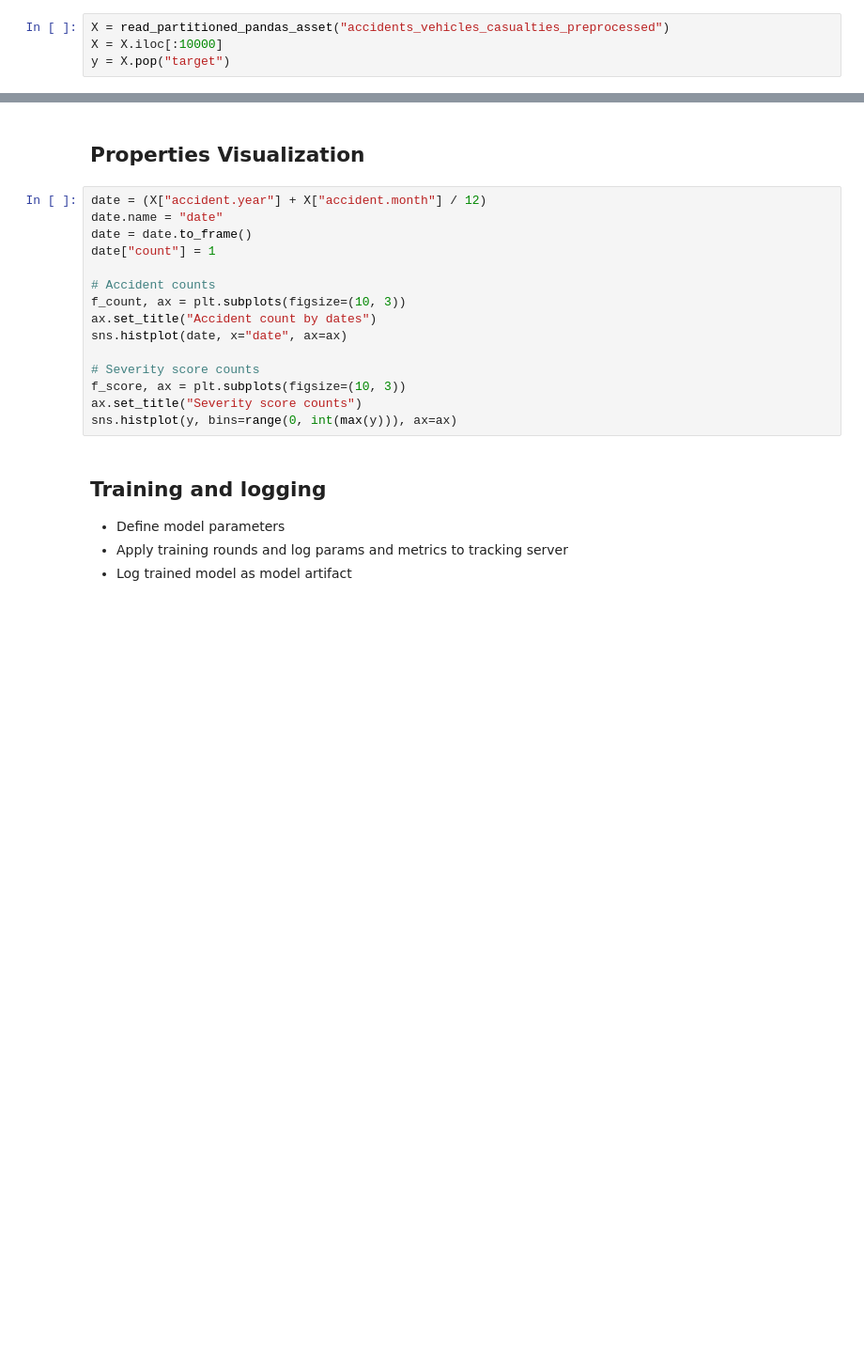
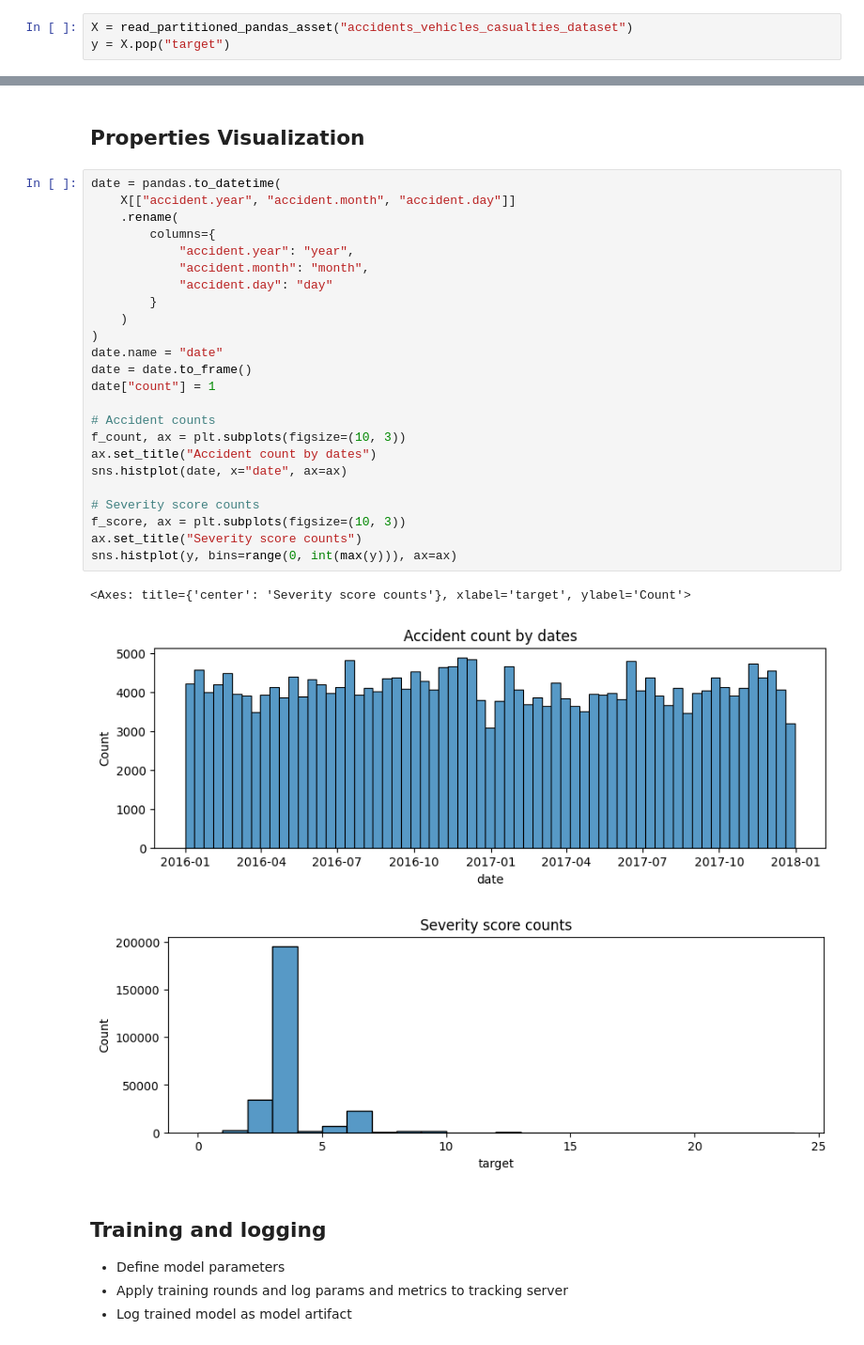
Before and after one commit to lerummi/accident-severity-forecast, a Jupyter notebook: notebooks/predictive-modeling.ipynb, the cells around one changed output, grey strips where cells are left out. Shown: that part at 94% size. Drawn from its saved outputs; the diff is of its cells as text; blank space fills up the shorter version.

```diff
--- a/notebooks/predictive-modeling.ipynb
+++ b/notebooks/predictive-modeling.ipynb
@@ -85,6 +39,5 @@ from catboost import CatBoostRegressor, Pool
 set_config(transform_output="pandas")
 assets_dir = Path(os.environ["DATA_DIR"]) / "assets"
 # %%
-X = read_partitioned_pandas_asset("accidents_vehicles_casualties_preprocessed")
-X = X.iloc[:10000]
+X = read_partitioned_pandas_asset("accidents_vehicles_casualties_dataset")
 y = X.pop("target")
@@ -91,20 +46,33 @@ y = X.pop("target")
 # %% [markdown]
 ## Properties Visualization
 # %%
-date = (X["accident.year"] + X["accident.month"] / 12)
+date = pandas.to_datetime(
+    X[["accident.year", "accident.month", "accident.day"]]
+    .rename(
+        columns={
+            "accident.year": "year",
+            "accident.month": "month",
+            "accident.day": "day"
+        }
+    )
+)
 date.name = "date"
 date = date.to_frame()
 date["count"] = 1
 
 # Accident counts
 f_count, ax = plt.subplots(figsize=(10, 3))
 ax.set_title("Accident count by dates")
 sns.histplot(date, x="date", ax=ax)
 
 # Severity score counts
 f_score, ax = plt.subplots(figsize=(10, 3))
 ax.set_title("Severity score counts")
 sns.histplot(y, bins=range(0, int(max(y))), ax=ax)
+# %% [output]
+<Axes: title={'center': 'Severity score counts'}, xlabel='target', ylabel='Count'>
+[figure, added]
+[figure, added]
 # %% [markdown]
 ## Training and logging
 
```
Also changed, not shown: parts of 11 cells of this notebook, 13 other files.
